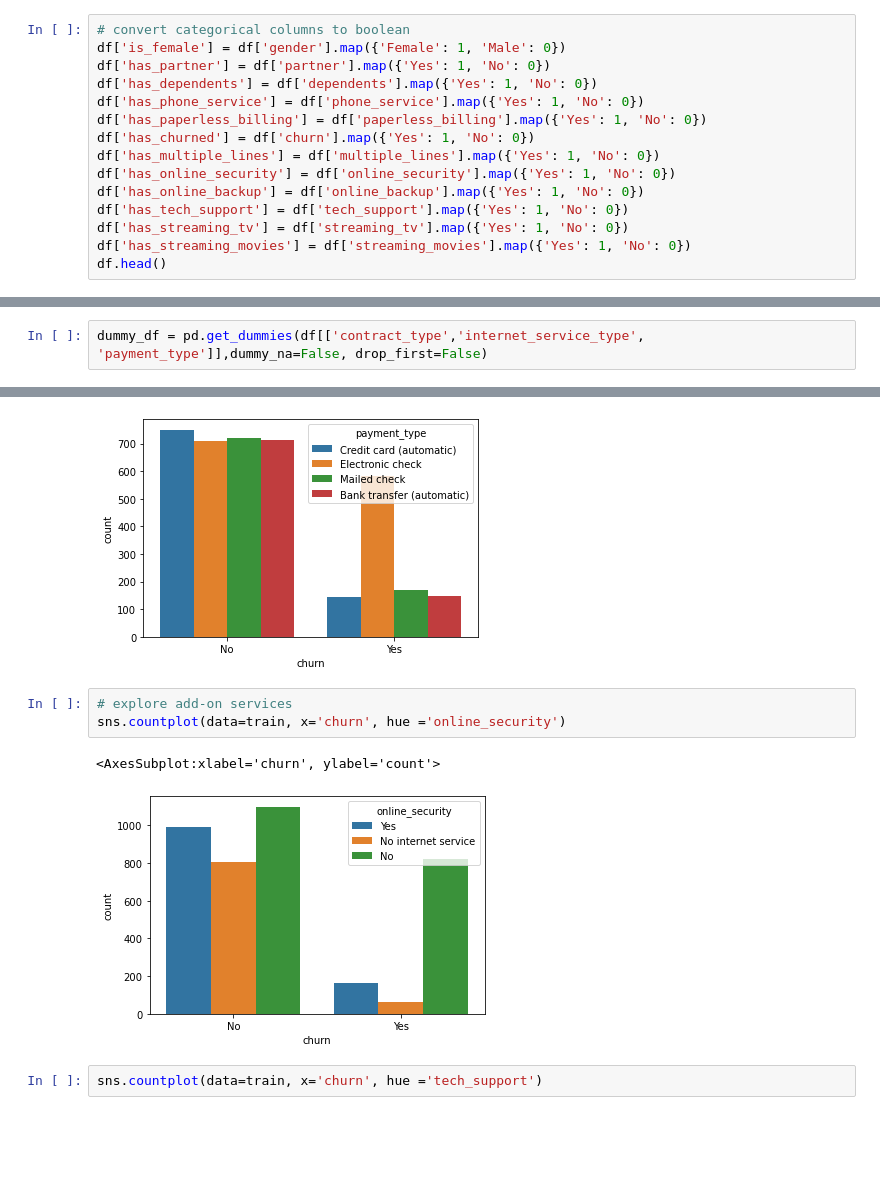
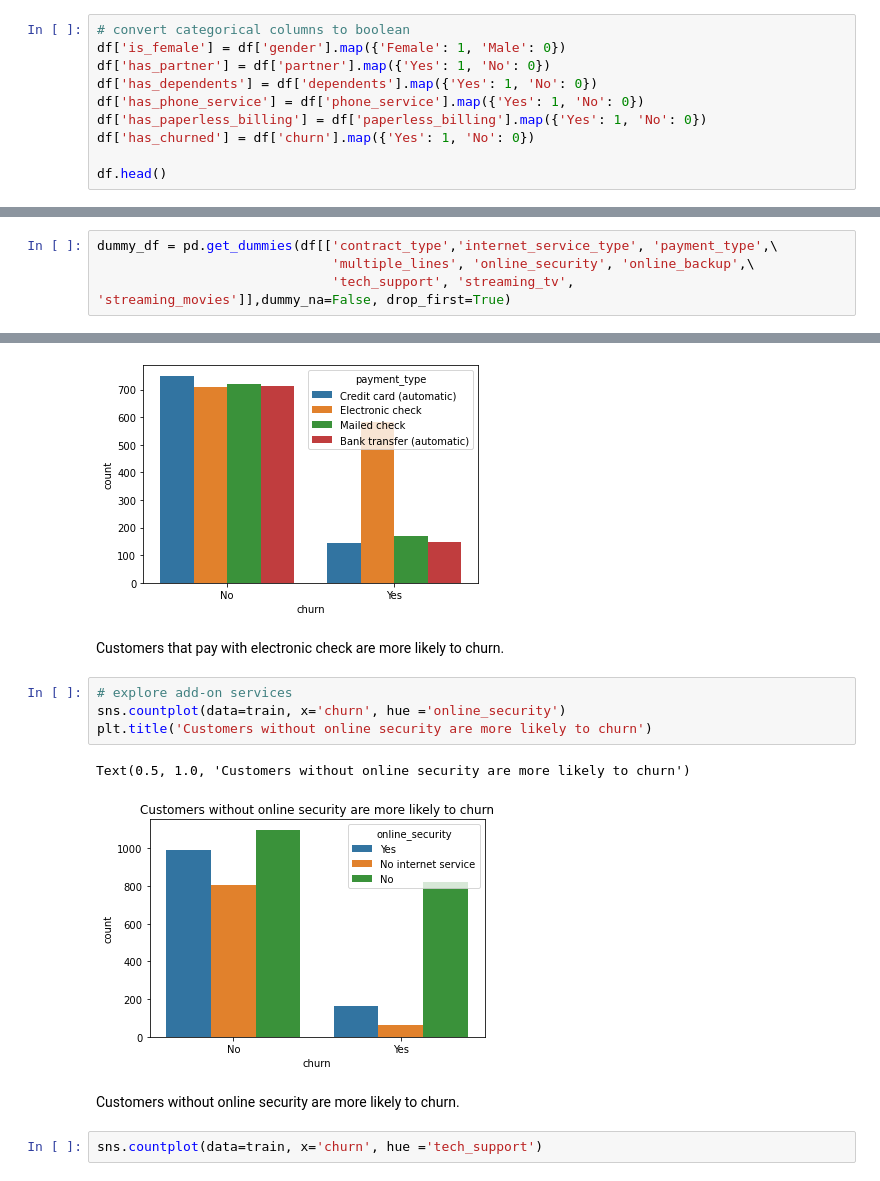
Before and after one commit to lochlynlaskowski/Telco_classification_project, a Jupyter notebook: Classification Project - in progress.ipynb, the cells around one changed output, grey strips where cells are left out. Drawn from its saved outputs; the diff is of its cells as text; blank space fills up the shorter version.

```diff
--- a/Classification Project - in progress.ipynb
+++ b/Classification Project - in progress.ipynb
@@ -155,12 +153,7 @@ df['has_dependents'] = df['dependents'].map({'Yes': 1, 'No': 0})
 df['has_phone_service'] = df['phone_service'].map({'Yes': 1, 'No': 0})
 df['has_paperless_billing'] = df['paperless_billing'].map({'Yes': 1, 'No': 0})
 df['has_churned'] = df['churn'].map({'Yes': 1, 'No': 0})
-df['has_multiple_lines'] = df['multiple_lines'].map({'Yes': 1, 'No': 0})
-df['has_online_security'] = df['online_security'].map({'Yes': 1, 'No': 0})
-df['has_online_backup'] = df['online_backup'].map({'Yes': 1, 'No': 0})
-df['has_tech_support'] = df['tech_support'].map({'Yes': 1, 'No': 0})
-df['has_streaming_tv'] = df['streaming_tv'].map({'Yes': 1, 'No': 0})
-df['has_streaming_movies'] = df['streaming_movies'].map({'Yes': 1, 'No': 0})
+
 df.head()
 # %% [output]
 |  | customer_id | gender | senior_citizen | partner | dependents | tenure | phone_service | multiple_lines | ... |
@@ -173,5 +166,7 @@ df.head()
 # %%
-dummy_df = pd.get_dummies(df[['contract_type','internet_service_type', 'payment_type']],dummy_na=False, drop_first=False)
+dummy_df = pd.get_dummies(df[['contract_type','internet_service_type', 'payment_type',\
+                              'multiple_lines', 'online_security', 'online_backup',\
+                              'tech_support', 'streaming_tv', 'streaming_movies']],dummy_na=False, drop_first=True)
 # %%
 df = pd.concat([df, dummy_df], axis=1)
 df.head()
@@ -337,12 +348,17 @@ sns.countplot(data=train, x='churn', hue ='payment_type')
 # %% [output]
 <AxesSubplot:xlabel='churn', ylabel='count'>
 [figure]
+# %% [markdown]
+Customers that pay with electronic check are more likely to churn.
 # %%
 # explore add-on services
 sns.countplot(data=train, x='churn', hue ='online_security')
+plt.title('Customers without online security are more likely to churn')
 # %% [output]
-<AxesSubplot:xlabel='churn', ylabel='count'>
+Text(0.5, 1.0, 'Customers without online security are more likely to churn')
-[figure, old version]
+[figure, new version]
+# %% [markdown]
+Customers without online security are more likely to churn.
 # %%
 sns.countplot(data=train, x='churn', hue ='tech_support')
 # %% [output]
```
Also changed, not shown: parts of 134 cells of this notebook.
